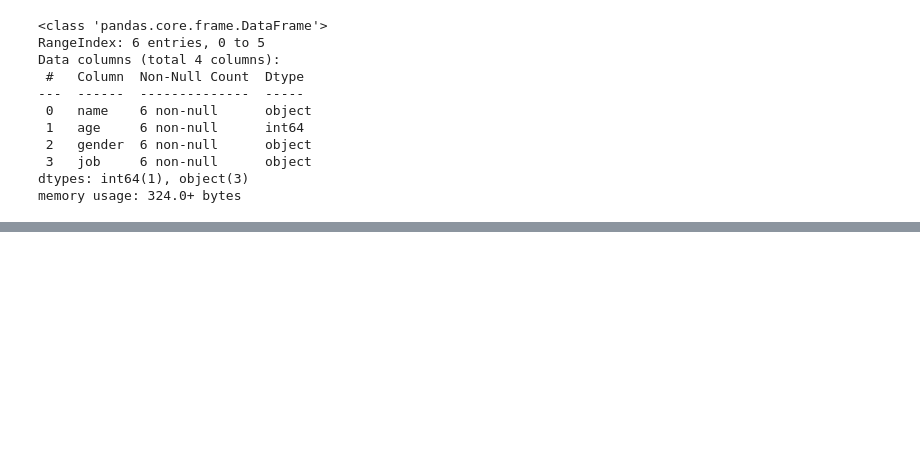
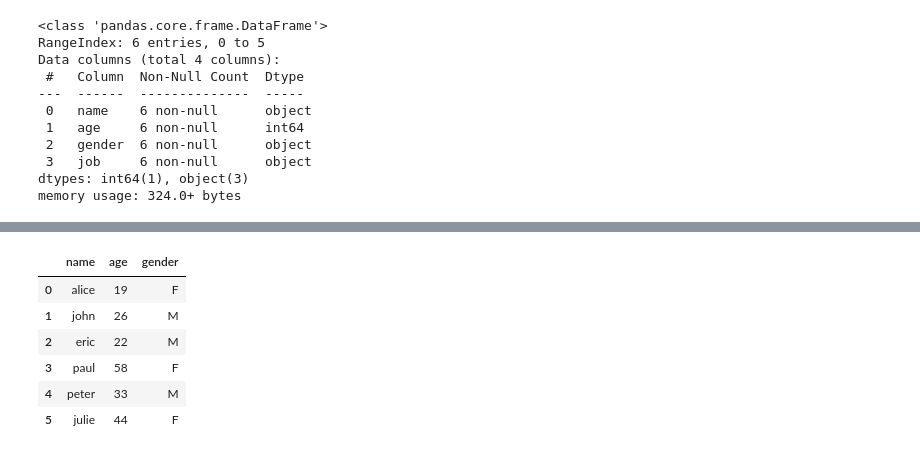
Before and after one commit to toarnabtrainer/AEC_ML_With_Python_August_2024, a Jupyter notebook: Pandas.ipynb, the cells around one changed output, grey strips where cells are left out. Drawn from its saved outputs; the diff is of its cells as text; code cells hidden in the pictures; blank space fills up the shorter version.

```diff
--- a/Pandas.ipynb
+++ b/Pandas.ipynb
@@ -594,0 +631,10 @@ memory usage: 324.0+ bytes
+# %%
+users[['name', 'age', 'gender']]
+# %% [output]
+|  | name | age | gender |
+| 0 | alice | 19 | F |
+| 1 | john | 26 | M |
+| 2 | eric | 22 | M |
+| 3 | paul | 58 | F |
+| 4 | peter | 33 | M |
+| 5 | julie | 44 | F |
```
Also changed, not shown: parts of 10 cells of this notebook.
